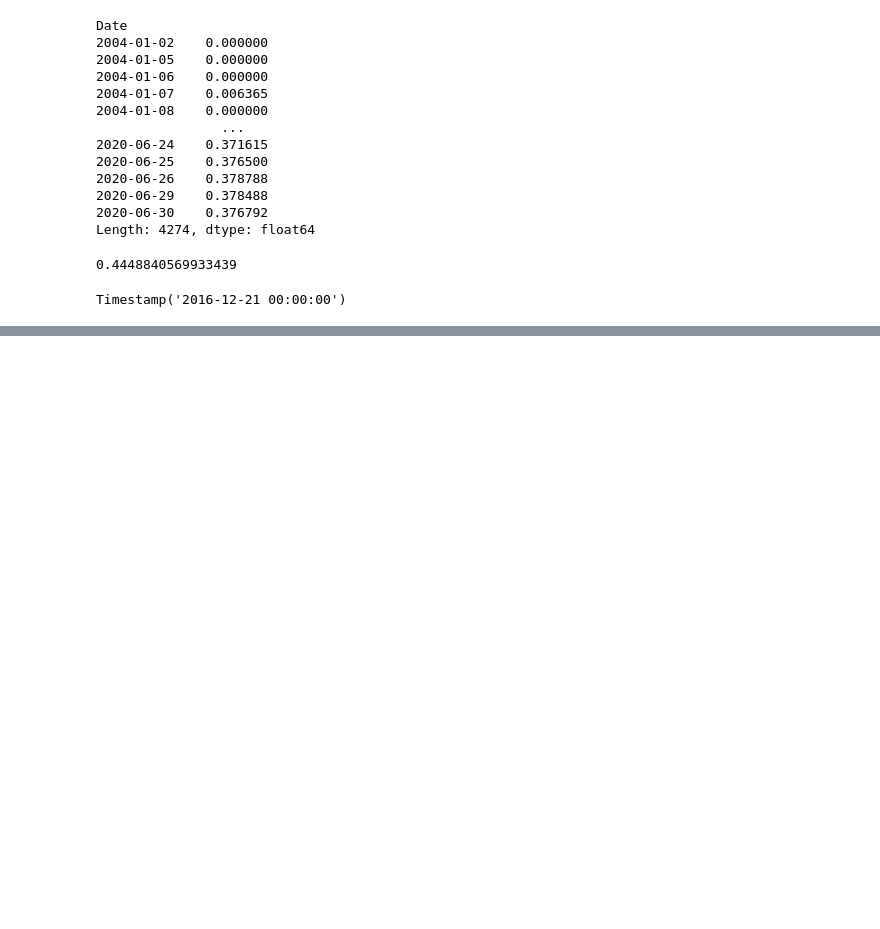
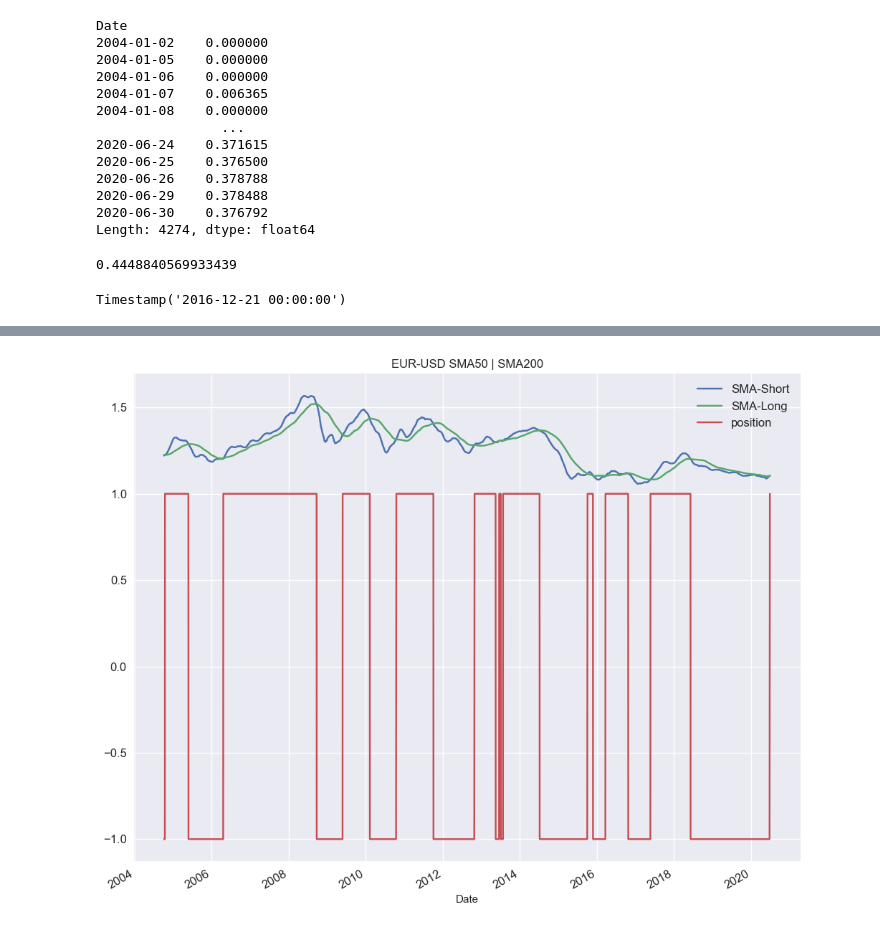
Before and after one commit to fhraju/Moving-Averages-Python, a Jupyter notebook: sma.ipynb, the cells around one changed output, grey strips where cells are left out. Saved outputs shown, nothing was run; the diff lists cells and outputs as text; code cells hidden in the pictures; blank space fills up the shorter version.

```diff
--- a/sma.ipynb
+++ b/sma.ipynb
@@ -153,0 +272,3 @@ Timestamp('2016-12-21 00:00:00')
+# %%
+# creating position column
+df['position'] = np.where(df['SMA-Short'] > df['SMA-Long'], 1, -1)
@@ -153,0 +292,6 @@ Timestamp('2016-12-21 00:00:00')
+# %%
+df.loc[:, ["SMA-Short", "SMA-Long", "position"]].plot(figsize=(12, 10), title="EUR-USD SMA{} | SMA{}".format(sma_50, sma_201), fontsize= 12)
+plt.legend(fontsize = 12)
+plt.show()
+# %% [output]
+[figure, added]
```
Also changed, not shown: parts of 12 cells of this notebook.
